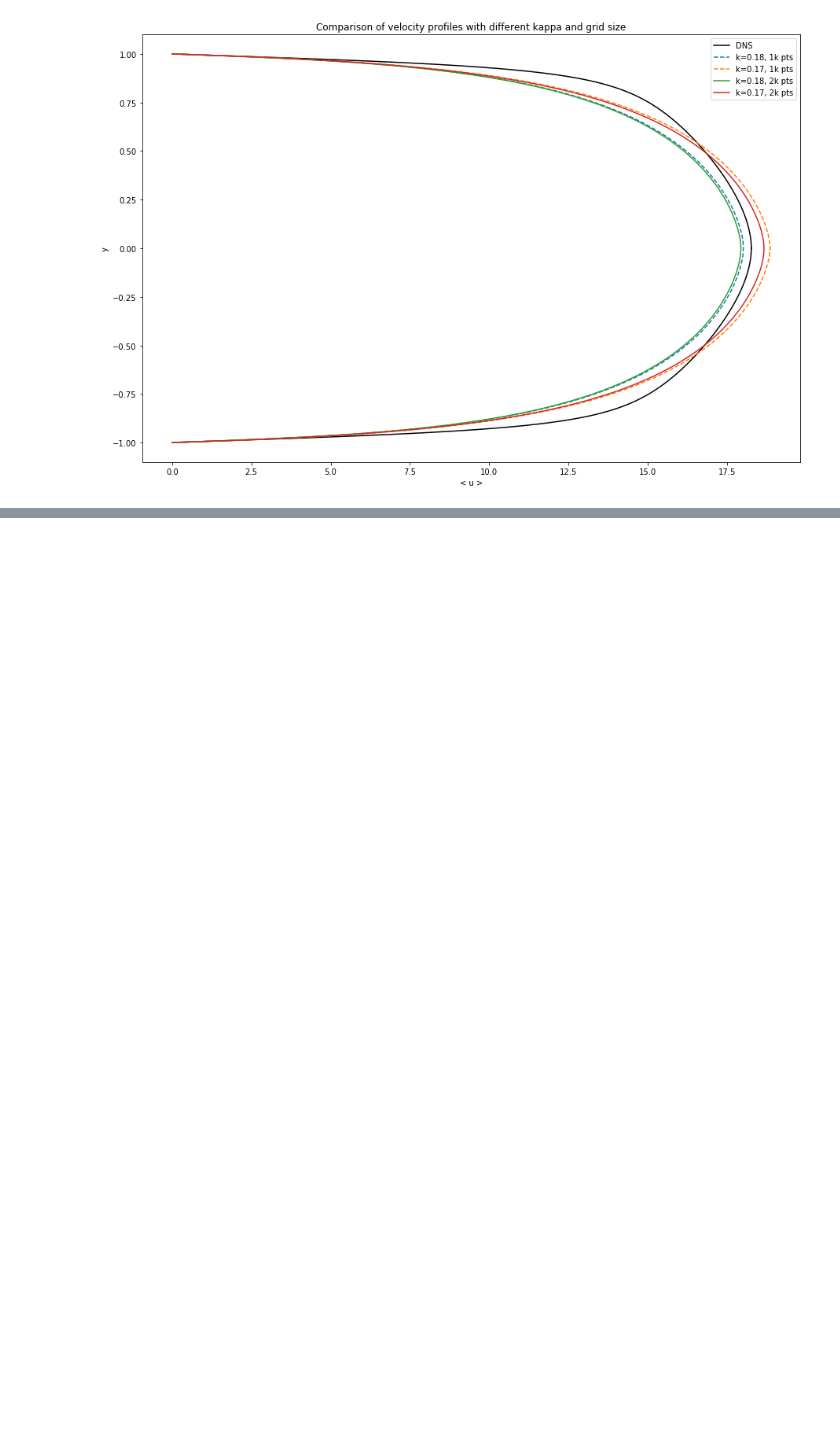
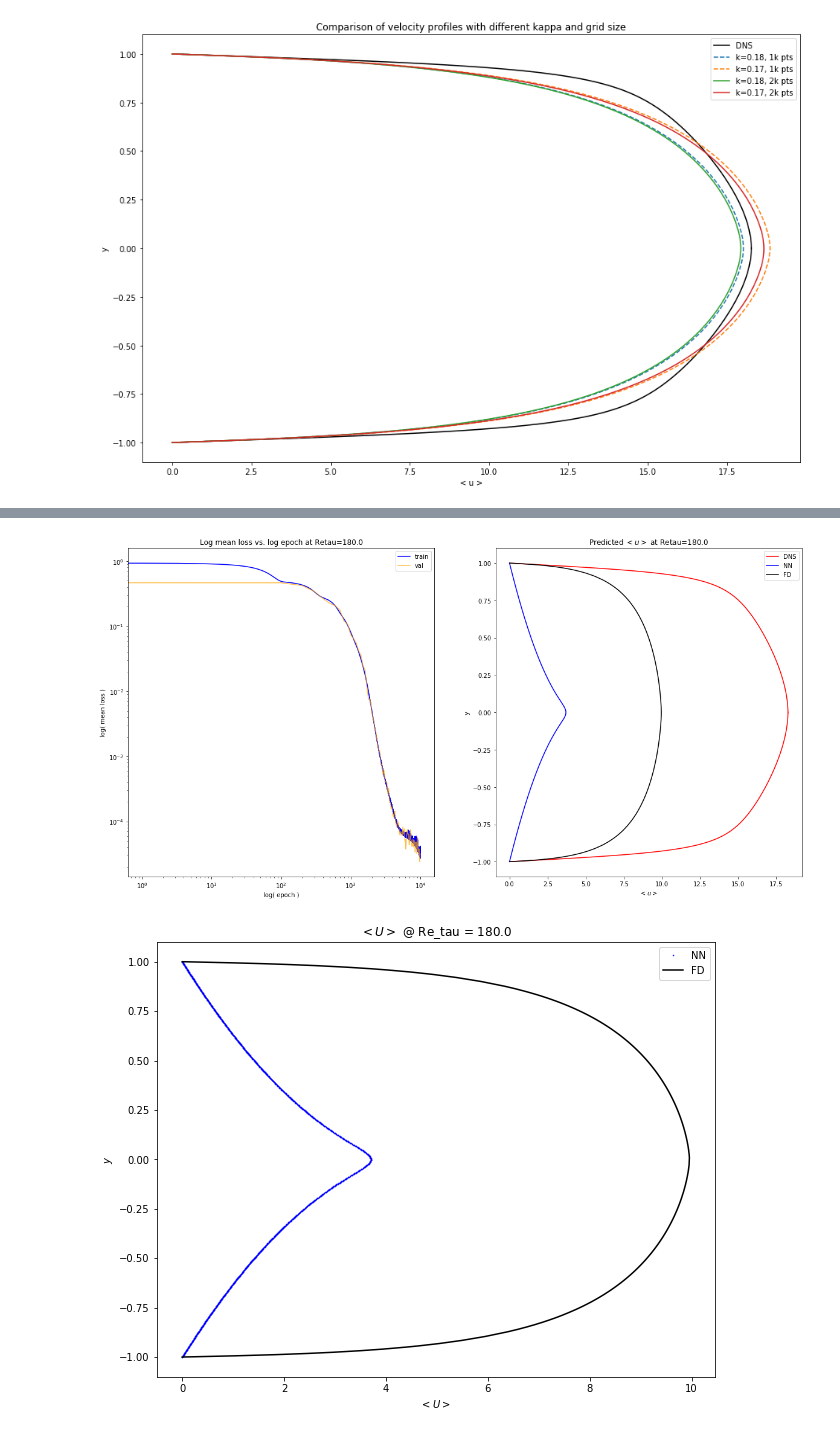
Before and after one commit to dylanrandle/denn, a Jupyter notebook: CV_Kappa.ipynb, the cells around one changed output, grey strips where cells are left out. Saved outputs shown, nothing was run; the diff lists cells and outputs as text; code cells hidden in the pictures; blank space fills up the shorter version.

```diff
--- a/CV_Kappa.ipynb
+++ b/CV_Kappa.ipynb
@@ -223,0 +231,6 @@ ax.legend();
+# %%
+## Kappa = 0.41, use y=y
+utils.expose_results('1552284676.446561')
+# %% [output]
+[figure, added]
+[figure, added]
```
Also changed, not shown: parts of 5 cells of this notebook, 5 other files.
